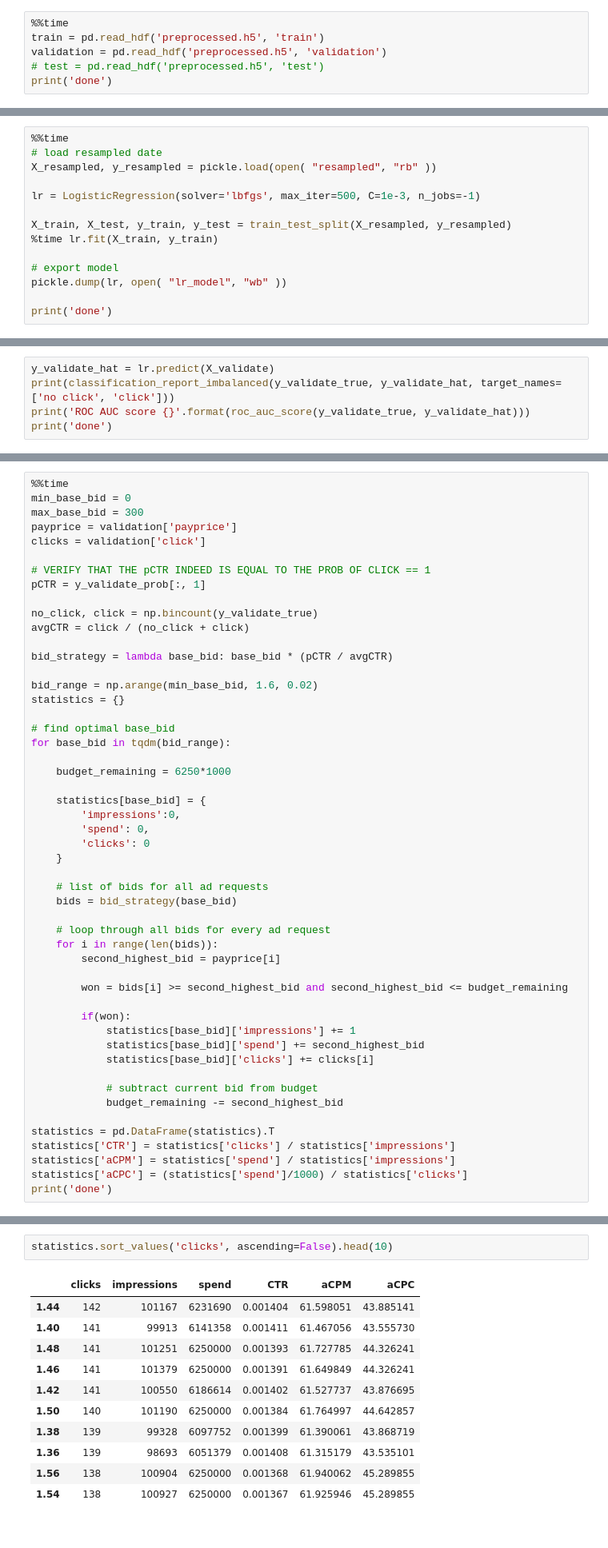
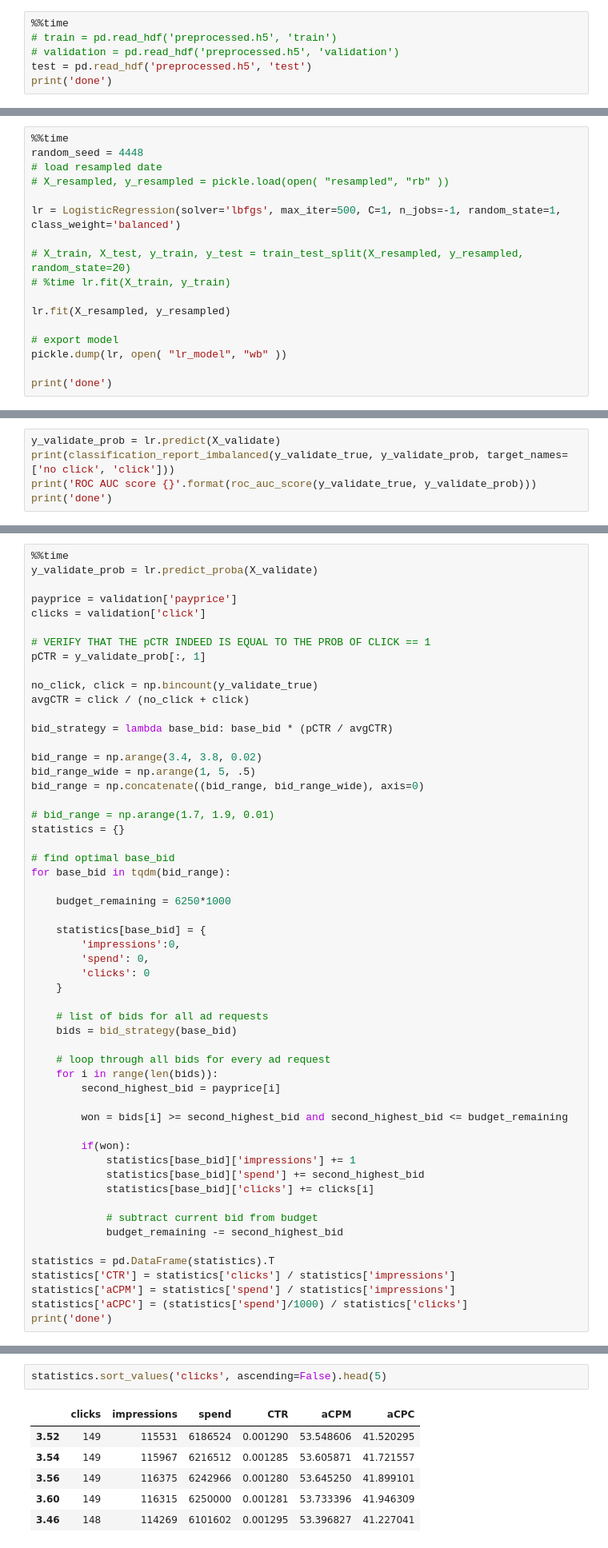
Before and after one commit to FaizalNafis/maai_bid_strategy, a Jupyter notebook: Q3.ipynb, the cells around one changed output, grey strips where cells are left out. Shown at 80% size. Saved outputs shown, nothing was run; the diff lists cells and outputs as text.

Commit message:
improved resameling and CTR scores on validation set

```diff
--- a/Q3.ipynb
+++ b/Q3.ipynb
@@ -494,9 +470,9 @@ There is a significant unbalance between the click and the non-click class. In a
 SMOTEENN Combines over and under sampling
 # %%
 %%time
-train = pd.read_hdf('preprocessed.h5', 'train')
-validation = pd.read_hdf('preprocessed.h5', 'validation')
-# test = pd.read_hdf('preprocessed.h5', 'test')
+# train = pd.read_hdf('preprocessed.h5', 'train')
+# validation = pd.read_hdf('preprocessed.h5', 'validation')
+test = pd.read_hdf('preprocessed.h5', 'test')
 print('done')
 # %% [output]
 done
@@ -589,12 +574,15 @@ https://liveuclac-my.sharepoint.com/:u:/r/personal/ucabjcv_ucl_ac_uk/Documents/l
 # %%
 %%time
+random_seed = 4448
 # load resampled date
-X_resampled, y_resampled = pickle.load(open( "resampled", "rb" ))
+# X_resampled, y_resampled = pickle.load(open( "resampled", "rb" ))
 
-lr = LogisticRegression(solver='lbfgs', max_iter=500, C=1e-3, n_jobs=-1)
+lr = LogisticRegression(solver='lbfgs', max_iter=500, C=1, n_jobs=-1, random_state=1, class_weight='balanced')
 
-X_train, X_test, y_train, y_test = train_test_split(X_resampled, y_resampled)
-%time lr.fit(X_train, y_train)
+# X_train, X_test, y_train, y_test = train_test_split(X_resampled, y_resampled, random_state=20)
+# %time lr.fit(X_train, y_train)
+
+lr.fit(X_resampled, y_resampled)
 
 # export model
 pickle.dump(lr, open( "lr_model", "wb" ))
@@ -635,9 +621,9 @@ done
 y_validate_true = validation['click'].values
 X_validate = validation.drop(columns=['click', 'payprice'])
 # %%
-y_validate_hat = lr.predict(X_validate)
-print(classification_report_imbalanced(y_validate_true, y_validate_hat, target_names=['no click', 'click']))
-print('ROC AUC score {}'.format(roc_auc_score(y_validate_true, y_validate_hat)))
+y_validate_prob = lr.predict(X_validate)
+print(classification_report_imbalanced(y_validate_true, y_validate_prob, target_names=['no click', 'click']))
+print('ROC AUC score {}'.format(roc_auc_score(y_validate_true, y_validate_prob)))
 print('done')
 # %% [output]
                    pre       rec       spe        f1       geo       iba       sup
@@ -684,8 +663,8 @@ For C 1 ROC AUC 0.7718528164488597
 ## Find optimal base bid based on pCTR
 # %%
 %%time
-min_base_bid = 0
-max_base_bid = 300
+y_validate_prob = lr.predict_proba(X_validate)
+
 payprice = validation['payprice']
 clicks = validation['click']
 
@@ -697,7 +676,11 @@ avgCTR = click / (no_click + click)
 
 bid_strategy = lambda base_bid: base_bid * (pCTR / avgCTR)
 
-bid_range = np.arange(min_base_bid, 1.6, 0.02)
+bid_range = np.arange(3.4, 3.8, 0.02)
+bid_range_wide = np.arange(1, 5, .5)
+bid_range = np.concatenate((bid_range, bid_range_wide), axis=0)
+
+# bid_range = np.arange(1.7, 1.9, 0.01)
 statistics = {}
 
 # find optimal base_bid
@@ -740,14 +723,9 @@ Wall time: 5min 29s
 # %%
-statistics.sort_values('clicks', ascending=False).head(10)
+statistics.sort_values('clicks', ascending=False).head(5)
 # %% [output]
 |  | clicks | impressions | spend | CTR | aCPM | aCPC |
-| 1.44 | 142 | 101167 | 6231690 | 0.001404 | 61.598051 | 43.885141 |
-| 1.40 | 141 | 99913 | 6141358 | 0.001411 | 61.467056 | 43.555730 |
-| 1.48 | 141 | 101251 | 6250000 | 0.001393 | 61.727785 | 44.326241 |
-| 1.46 | 141 | 101379 | 6250000 | 0.001391 | 61.649849 | 44.326241 |
-| 1.42 | 141 | 100550 | 6186614 | 0.001402 | 61.527737 | 43.876695 |
-| 1.50 | 140 | 101190 | 6250000 | 0.001384 | 61.764997 | 44.642857 |
-| 1.38 | 139 | 99328 | 6097752 | 0.001399 | 61.390061 | 43.868719 |
-| 1.36 | 139 | 98693 | 6051379 | 0.001408 | 61.315179 | 43.535101 |
-| 1.56 | 138 | 100904 | 6250000 | 0.001368 | 61.940062 | 45.289855 |
-| 1.54 | 138 | 100927 | 6250000 | 0.001367 | 61.925946 | 45.289855 |
+| 3.52 | 149 | 115531 | 6186524 | 0.001290 | 53.548606 | 41.520295 |
+| 3.54 | 149 | 115967 | 6216512 | 0.001285 | 53.605871 | 41.721557 |
+| 3.56 | 149 | 116375 | 6242966 | 0.001280 | 53.645250 | 41.899101 |
+| 3.60 | 149 | 116315 | 6250000 | 0.001281 | 53.733396 | 41.946309 |
+| 3.46 | 148 | 114269 | 6101602 | 0.001295 | 53.396827 | 41.227041 |
```
Also changed, not shown: parts of 23 cells of this notebook.
